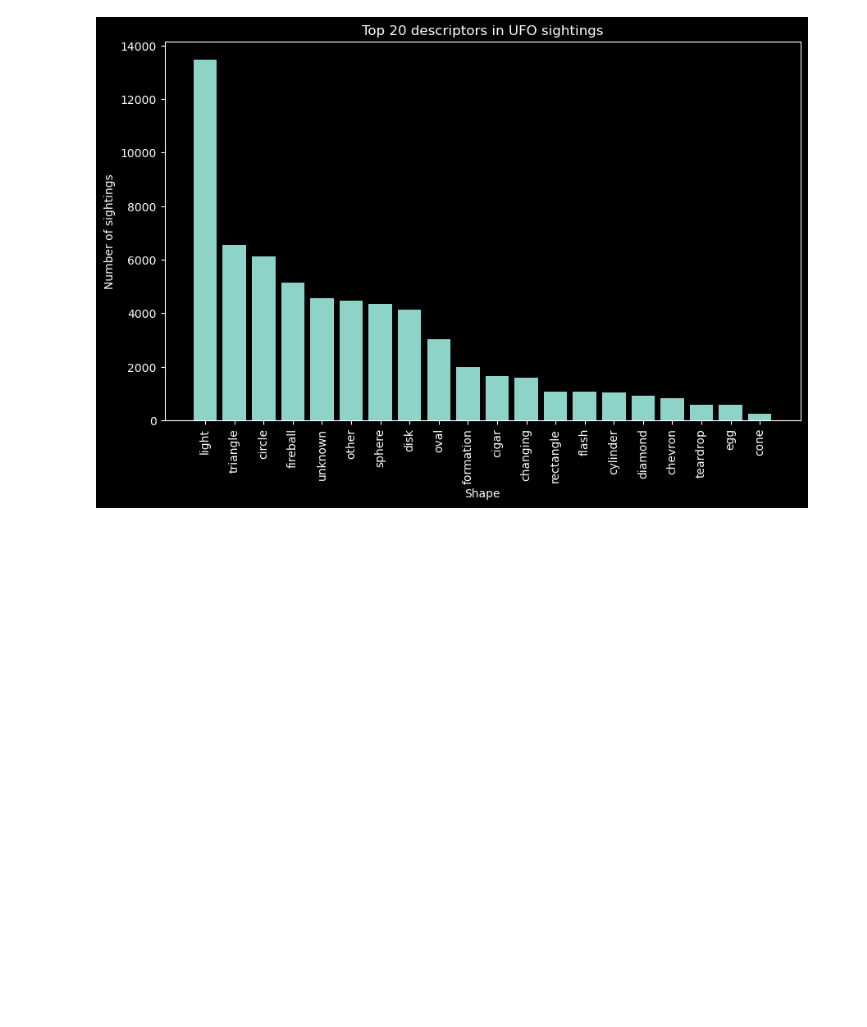
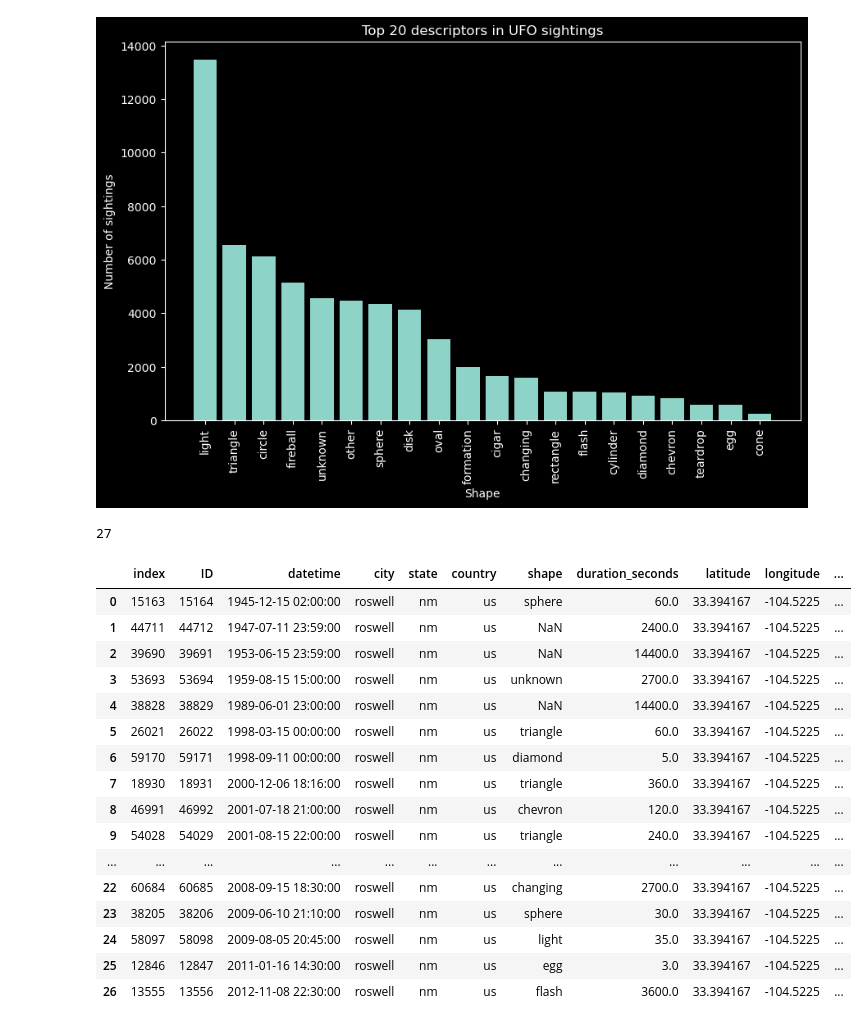
Before and after one commit to KushAGarg/project-3, a Jupyter notebook: data/andrew.ipynb, the cells around one changed output. Cells and saved outputs as stored; diff of their text form; code cells hidden in the pictures; blank space fills up the shorter version.

Commit message:
roswell data

```diff
--- a/data/andrew.ipynb
+++ b/data/andrew.ipynb
@@ -244,3 +244,29 @@ plt.title('Top 20 descriptors in UFO sightings')
 plt.show()
 # %% [output]
 [figure]
+# %%
+# Find specifically Roswell data.
+
+roswell_sightings = df_ufo.loc[(df_ufo['city'] == 'roswell') & (df_ufo['state'] == 'nm')].sort_values(by="datetime", ascending=True).reset_index()
+roswell_count = roswell_sightings["ID"].count()
+print(roswell_count)
+display(roswell_sightings.head(roswell_count))
+# %% [output]
+27
+|  | index | ID | datetime | city | state | country | shape | duration_seconds | latitude | longitude | ... |
+| 0 | 15163 | 15164 | 1945-12-15 02:00:00 | roswell | nm | us | sphere | 60.0 | 33.394167 | -104.5225 | ... |
+| 1 | 44711 | 44712 | 1947-07-11 23:59:00 | roswell | nm | us | NaN | 2400.0 | 33.394167 | -104.5225 | ... |
+| 2 | 39690 | 39691 | 1953-06-15 23:59:00 | roswell | nm | us | NaN | 14400.0 | 33.394167 | -104.5225 | ... |
+| 3 | 53693 | 53694 | 1959-08-15 15:00:00 | roswell | nm | us | unknown | 2700.0 | 33.394167 | -104.5225 | ... |
+| 4 | 38828 | 38829 | 1989-06-01 23:00:00 | roswell | nm | us | NaN | 14400.0 | 33.394167 | -104.5225 | ... |
+| 5 | 26021 | 26022 | 1998-03-15 00:00:00 | roswell | nm | us | triangle | 60.0 | 33.394167 | -104.5225 | ... |
+| 6 | 59170 | 59171 | 1998-09-11 00:00:00 | roswell | nm | us | diamond | 5.0 | 33.394167 | -104.5225 | ... |
+| 7 | 18930 | 18931 | 2000-12-06 18:16:00 | roswell | nm | us | triangle | 360.0 | 33.394167 | -104.5225 | ... |
+| 8 | 46991 | 46992 | 2001-07-18 21:00:00 | roswell | nm | us | chevron | 120.0 | 33.394167 | -104.5225 | ... |
+| 9 | 54028 | 54029 | 2001-08-15 22:00:00 | roswell | nm | us | triangle | 240.0 | 33.394167 | -104.5225 | ... |
+| ... | ... | ... | ... | ... | ... | ... | ... | ... | ... | ... | ... |
+| 22 | 60684 | 60685 | 2008-09-15 18:30:00 | roswell | nm | us | changing | 2700.0 | 33.394167 | -104.5225 | ... |
+| 23 | 38205 | 38206 | 2009-06-10 21:10:00 | roswell | nm | us | sphere | 30.0 | 33.394167 | -104.5225 | ... |
+| 24 | 58097 | 58098 | 2009-08-05 20:45:00 | roswell | nm | us | light | 35.0 | 33.394167 | -104.5225 | ... |
+| 25 | 12846 | 12847 | 2011-01-16 14:30:00 | roswell | nm | us | egg | 3.0 | 33.394167 | -104.5225 | ... |
+| 26 | 13555 | 13556 | 2012-11-08 22:30:00 | roswell | nm | us | flash | 3600.0 | 33.394167 | -104.5225 | ... |
```
Also changed, not shown: parts of 1 cell of this notebook.
